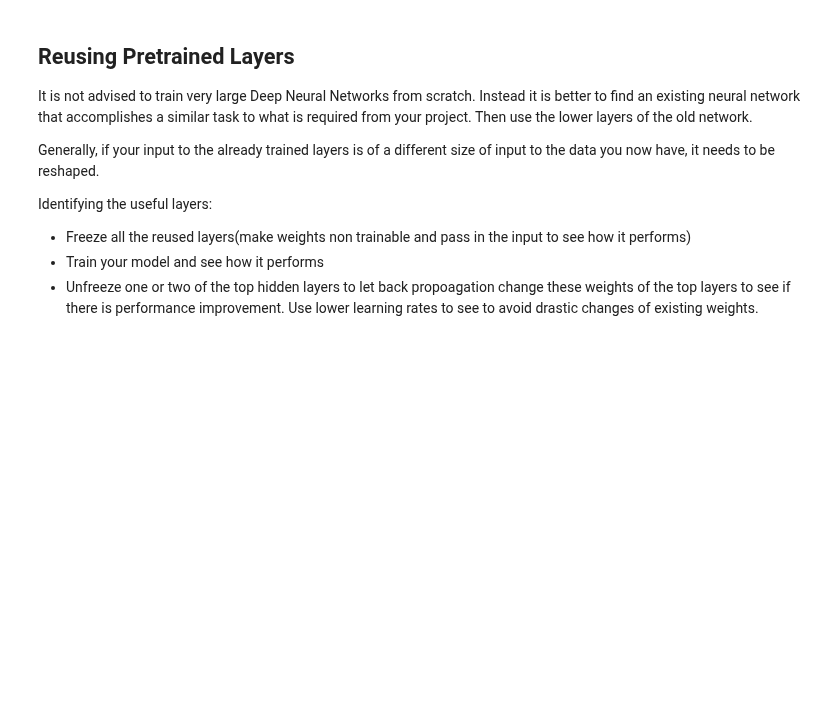
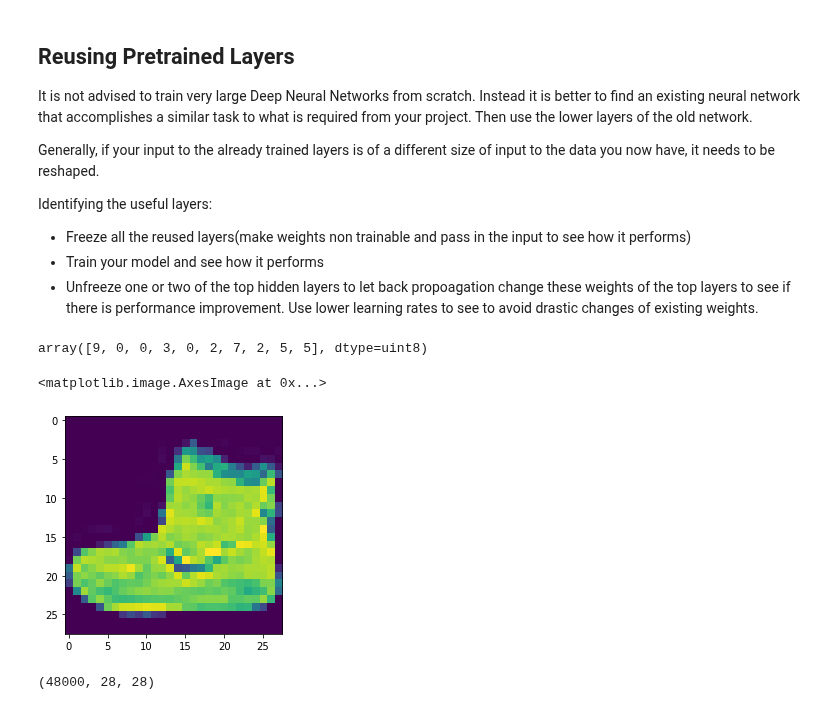
Before and after one commit to Pasindu19970808/Hands-on-Machine-Learning-Textbook-Exercises, a Jupyter notebook: DeepLearning_1/training_deepnn.ipynb, the cells around one changed output. Drawn from its saved outputs; the diff is of its cells as text; code cells hidden in the pictures; blank space fills up the shorter version.

```diff
--- a/DeepLearning_1/training_deepnn.ipynb
+++ b/DeepLearning_1/training_deepnn.ipynb
@@ -186,3 +186,12 @@ Identifying the useful layers:
 - Freeze all the reused layers(make weights non trainable and pass in the input to see how it performs)
 - Train your model and see how it performs
 - Unfreeze one or two of the top hidden layers to let back propoagation change these weights of the top layers to see if there is performance improvement. Use lower learning rates to see to avoid drastic changes of existing weights.
+# %%
+#train the MNIST algo with a few classes only. then use it to train the other classes using transfer learning
+fashion_mnist = keras.datasets.fashion_mnist
+(X_train_full_init, y_train_full_init),(X_test_init, y_test_init) = fashion_mnist.load_data()
+# %%
+#select all classes except for sandals and shirts
+y_train_full_init[:10]
+# %% [output]
+array([9, 0, 0, 3, 0, 2, 7, 2, 5, 5], dtype=uint8)
@@ -188,0 +204,5 @@ Identifying the useful layers:
+# %%
+plt.imshow(X_train_full_init[0])
+# %% [output]
+<matplotlib.image.AxesImage at 0x...>
+[figure, added]
@@ -188,0 +215,4 @@ Identifying the useful layers:
+# %%
+X_train_full.shape
+# %% [output]
+(48000, 28, 28)
```
Also changed, not shown: parts of 7 cells of this notebook.
